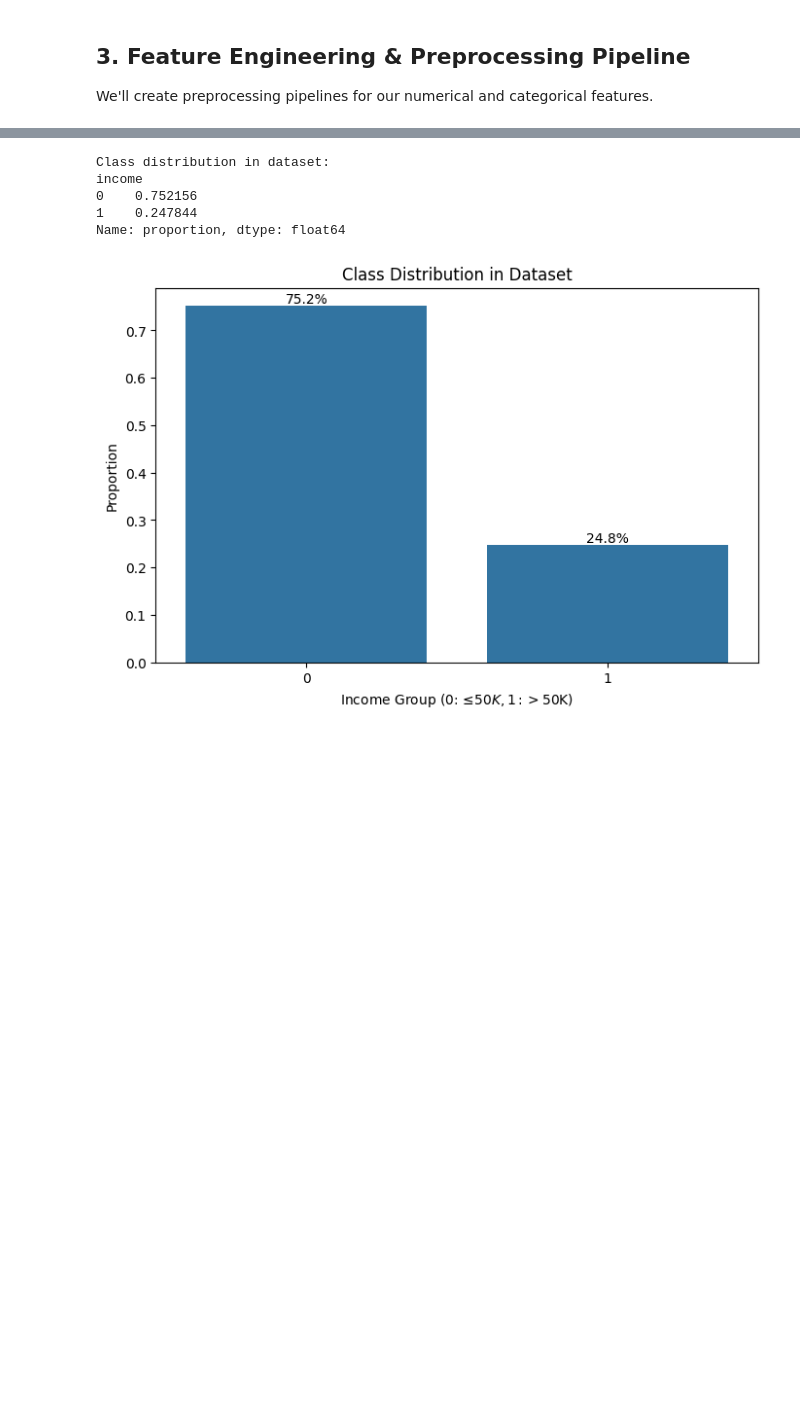
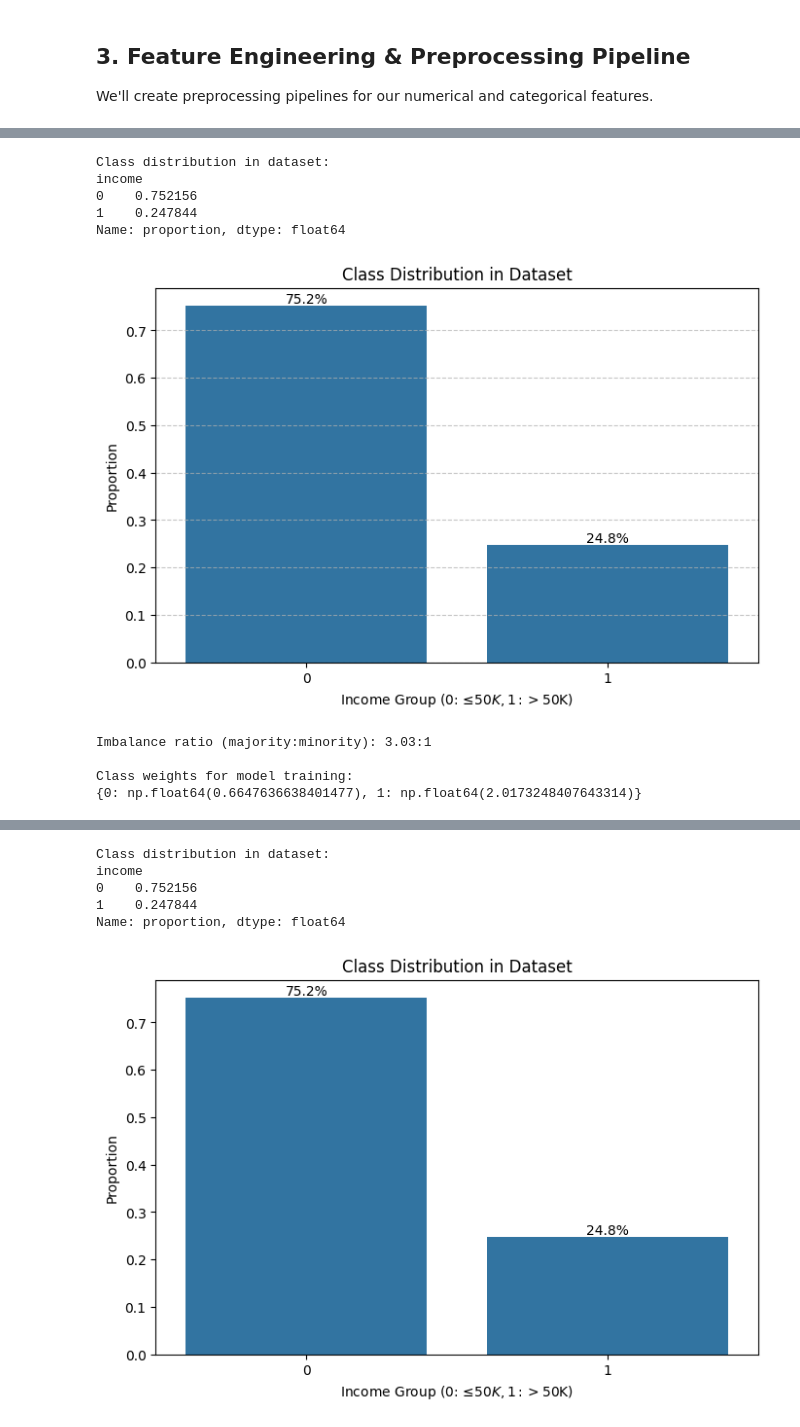
Before and after one commit to jcp-tech/Seneca_Class_Notes, a Jupyter notebook: Semester 1/AIG100 - Machine Learing/Project 3/Project 3 - AIG100 - Jonathan Chacko.ipynb, the cells around one changed output, grey strips where cells are left out. Drawn from its saved outputs; the diff is of its cells as text; code cells hidden in the pictures; blank space fills up the shorter version.

```diff
--- a/Semester 1/AIG100 - Machine Learing/Project 3/Project 3 - AIG100 - Jonathan Chacko.ipynb
+++ b/Semester 1/AIG100 - Machine Learing/Project 3/Project 3 - AIG100 - Jonathan Chacko.ipynb
@@ -168,7 +196,7 @@ We'll encode our target variable 'income' to binary values: 0 for '<=50K' and 1
 # Standardizing the income column values
 df['income'] = df['income'].str.replace('.', '')
 df['income'].replace({'<=50K': 0, '>50K': 1}, inplace=True)
-df['income'] = df['income'].astype('category')
+# df['income'] = df['income'].astype('category')
 df['income'].value_counts()
 # %% [output]
 income
@@ -238,9 +293,14 @@ Following best practices, we'll split our data into training (70%), validation (
 # %%
-# Create initial train/test split (85% train, 15% final test)
-X_train_val, X_test, y_train_val, y_test = train_test_split(X, y, test_size=0.15, stratify=y, random_state=42)
+# First split: separate out the test set (85% train+val, 15% test)
+X_temp, X_test, y_temp, y_test = train_test_split(
+    X, y, test_size=0.15, stratify=y, random_state=42
+)
 
-# Further split training data into train/validation (70% train, 15% validation - out of original dataset)
-X_train, X_val, y_train, y_val = train_test_split(X_train_val, y_train_val, test_size=0.1765, stratify=y_train_val, random_state=42)
+# Second split: divide the temp set into train and validation (70/15 ratio from original data)
+# Since X_temp is 85% of original data, we need val_size = 15/85 = 0.176 to get 15% of original
+X_train, X_val, y_train, y_val = train_test_split(
+    X_temp, y_temp, test_size=0.176, stratify=y_temp, random_state=42
+)
 
 # Verify the split proportions
 print(f"Training set size: {X_train.shape[0]} ({X_train.shape[0]/X.shape[0]:.2%} of total)")
@@ -270 +332,47 @@ Now we'll implement our neural network model using MLPClassifier from scikit-lea
+# %%
+# Check class distribution in the dataset
+class_distribution = y.value_counts(normalize=True)
+print(f"Class distribution in dataset:\n{class_distribution}")
+
+# Create a bar plot of the class distribution
+plt.figure(figsize=(8, 5))
+ax = sns.barplot(x=class_distribution.index, y=class_distribution.values)
+plt.title('Class Distribution in Dataset')
+plt.xlabel('Income Group (0: ≤$50K, 1: >$50K)')
+plt.ylabel('Proportion')
+
+# Add percentage labels on top of the bars
+for i, p in enumerate(ax.patches):
+    height = p.get_height()
+    ax.annotate(f'{height:.1%}', (p.get_x() + p.get_width() / 2, height),
+                ha='center', va='bottom')
+
+plt.grid(axis='y', linestyle='--', alpha=0.7)
+plt.show()
+
+# Calculate imbalance ratio
+majority_class = class_distribution.max()
+minority_class = class_distribution.min()
+imbalance_ratio = majority_class / minority_class
+print(f"Imbalance ratio (majority:minority): {imbalance_ratio:.2f}:1")
+
+# Calculate class weights for model training
+# Inversely proportional to class frequencies
+n_samples = len(y_train)
+n_classes = len(np.unique(y_train))
+class_counts = np.bincount(y_train)
+class_weights = n_samples / (n_classes * class_counts)
+class_weight_dict = {i: weight for i, weight in enumerate(class_weights)}
+print(f"\nClass weights for model training:\n{class_weight_dict}")
+# %% [output]
+Class distribution in dataset:
+income
+0    0.752156
+1    0.247844
+Name: proportion, dtype: float64
+[figure, added]
+Imbalance ratio (majority:minority): 3.03:1
+
+Class weights for model training:
+{0: np.float64(0.6647636638401477), 1: np.float64(2.0173248407643314)}
 # %%
```
Also changed, not shown: parts of 53 cells of this notebook, 1 other file.
